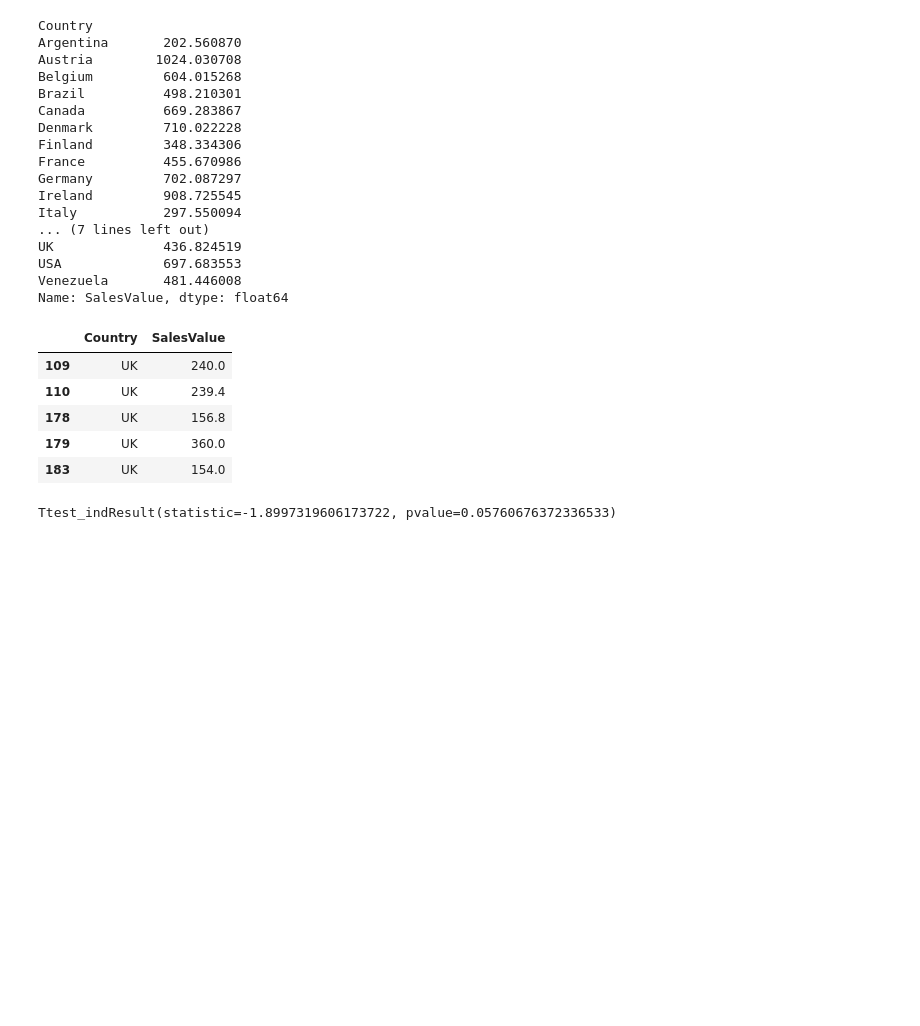
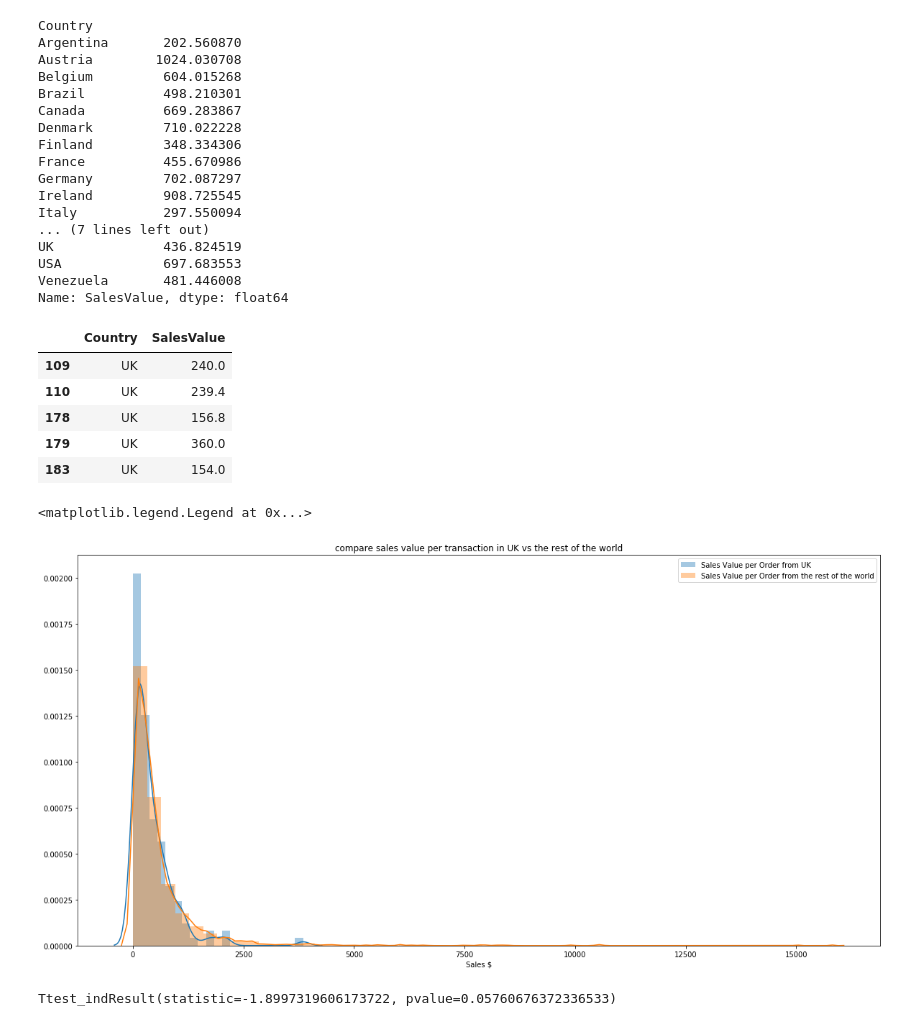
Before and after one commit to alexxlu/dsc-2-final-project-online-ds-pt-100118, a Jupyter notebook: Project2.ipynb, the cells around one changed output. Saved outputs shown, nothing was run; the diff lists cells and outputs as text; code cells hidden in the pictures; blank space fills up the shorter version.

Commit message:
Q1 images

```diff
--- a/Project2.ipynb
+++ b/Project2.ipynb
@@ -367,6 +367,17 @@ df_p_UK.head()
 | 178 | UK | 156.8 |
 | 179 | UK | 360.0 |
 | 183 | UK | 154.0 |
+# %%
+#Visually see distribution
+plt.figure(figsize=(20,10))
+sns.distplot(df_p_UK['SalesValue'], label='Sales Value per Order from UK')
+sns.distplot(df_p_rest['SalesValue'], label='Sales Value per Order from the rest of the world')
+plt.title('compare sales value per transaction in UK vs the rest of the world')
+plt.xlabel('Sales $')
+plt.legend()
+# %% [output]
+<matplotlib.legend.Legend at 0x...>
+[figure, added]
 # %%
 #calculate p-value
 stats.ttest_ind(df_p_UK.SalesValue, df_p_rest.SalesValue)
```
Also changed, not shown: 6 other files.
